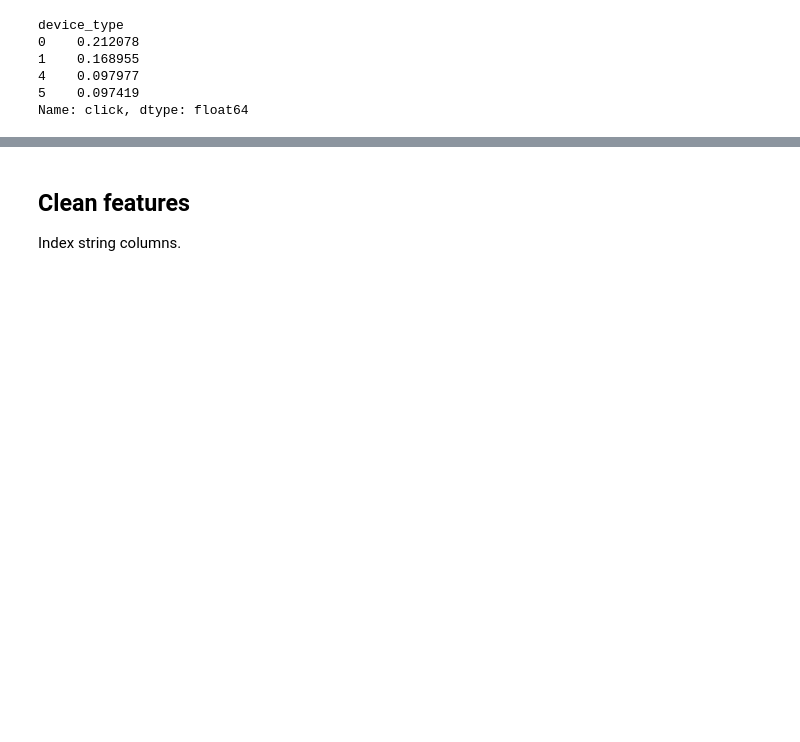
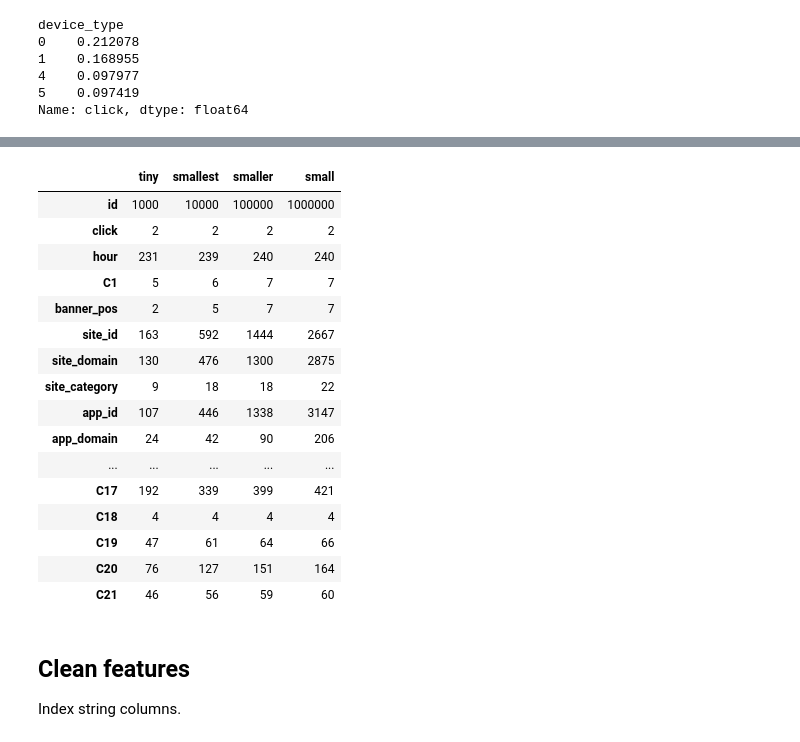
Before and after one commit to atkm/avazu-ctr, a Jupyter notebook: Exploratory.ipynb, the cells around one changed output, grey strips where cells are left out. Saved outputs shown, nothing was run; the diff lists cells and outputs as text; code cells hidden in the pictures; blank space fills up the shorter version.

```diff
--- a/Exploratory.ipynb
+++ b/Exploratory.ipynb
@@ -157,0 +144,17 @@ Name: click, dtype: float64
+# %%
+def get_nuniques(df):
+    unique_vals = dict()
+    for c in df:
+        unique_vals[c] = df[c].nunique()
+    return unique_vals
+
+def nuniques_to_df(unique_vals, name):
+    return pd.DataFrame.from_dict(unique_vals, orient='index', columns=[name])
+
+def sort_nuniques(unique_vals):
+    return sorted(unique_vals.items(), key=lambda kv: kv[1])
+# %%
+# id shouldn't be included in the features
+# Half of the rows have a unique device ip.
+unique_vals_small = get_nuniques(df)
+sort_nuniques(unique_vals)
@@ -158,3 +179,33 @@ Name: click, dtype: float64
+# %%
+df_smaller = pd.read_csv('data/train_smaller.csv')
+unique_vals_smaller = get_nuniques(df_smaller)
+df_smallest = pd.read_csv('data/train_smallest.csv')
+unique_vals_smallest = get_nuniques(df_smallest)
+df_tiny = pd.read_csv('data/train_tiny.csv')
+unique_vals_tiny = get_nuniques(df_tiny)
+# %%
+pd.concat([nuniques_to_df(unique_vals_tiny, 'tiny'),
+    nuniques_to_df(unique_vals_smallest, 'smallest'),
+nuniques_to_df(unique_vals_smaller, 'smaller'),
+          nuniques_to_df(unique_vals_small, 'small')], axis=1)
+# %% [output]
+|  | tiny | smallest | smaller | small |
+| id | 1000 | 10000 | 100000 | 1000000 |
+| click | 2 | 2 | 2 | 2 |
+| hour | 231 | 239 | 240 | 240 |
+| C1 | 5 | 6 | 7 | 7 |
+| banner_pos | 2 | 5 | 7 | 7 |
+| site_id | 163 | 592 | 1444 | 2667 |
+| site_domain | 130 | 476 | 1300 | 2875 |
+| site_category | 9 | 18 | 18 | 22 |
+| app_id | 107 | 446 | 1338 | 3147 |
+| app_domain | 24 | 42 | 90 | 206 |
+| ... | ... | ... | ... | ... |
+| C17 | 192 | 339 | 399 | 421 |
+| C18 | 4 | 4 | 4 | 4 |
+| C19 | 47 | 61 | 64 | 66 |
+| C20 | 76 | 127 | 151 | 164 |
+| C21 | 46 | 56 | 59 | 60 |
 # %% [markdown]
 ## Clean features
 Index string columns.
```
Also changed, not shown: parts of 4 cells of this notebook, 2 other files.
